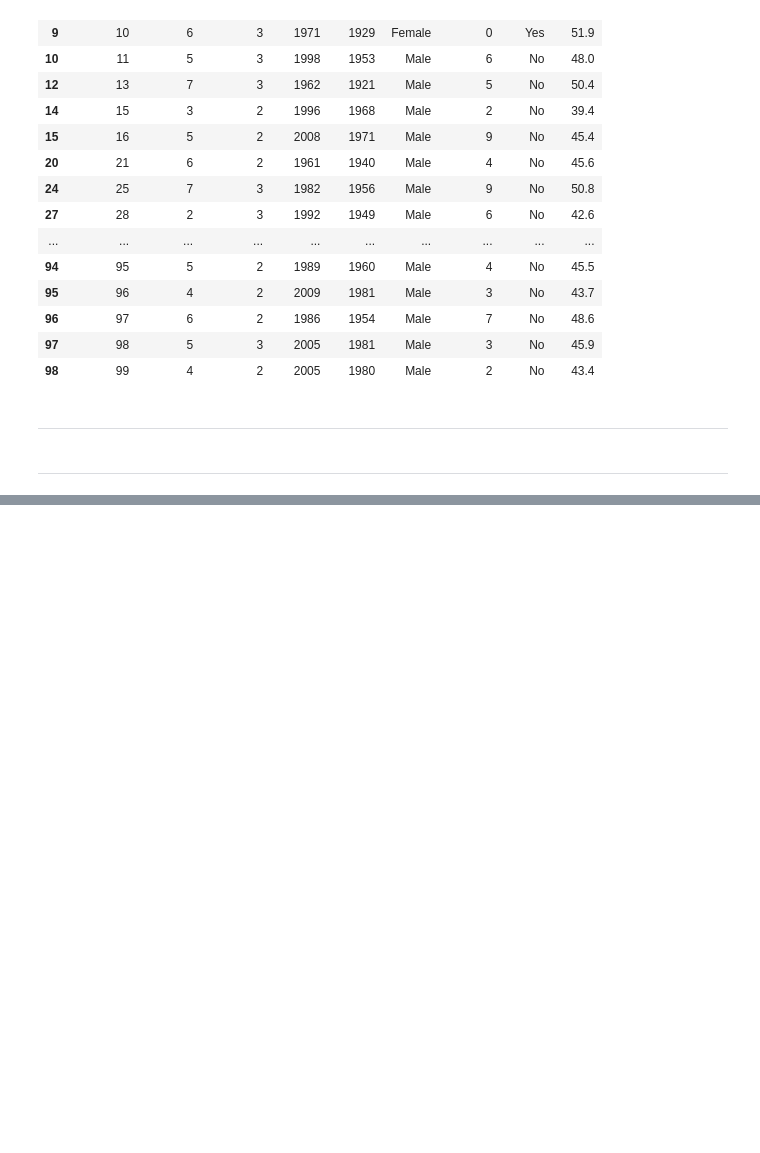
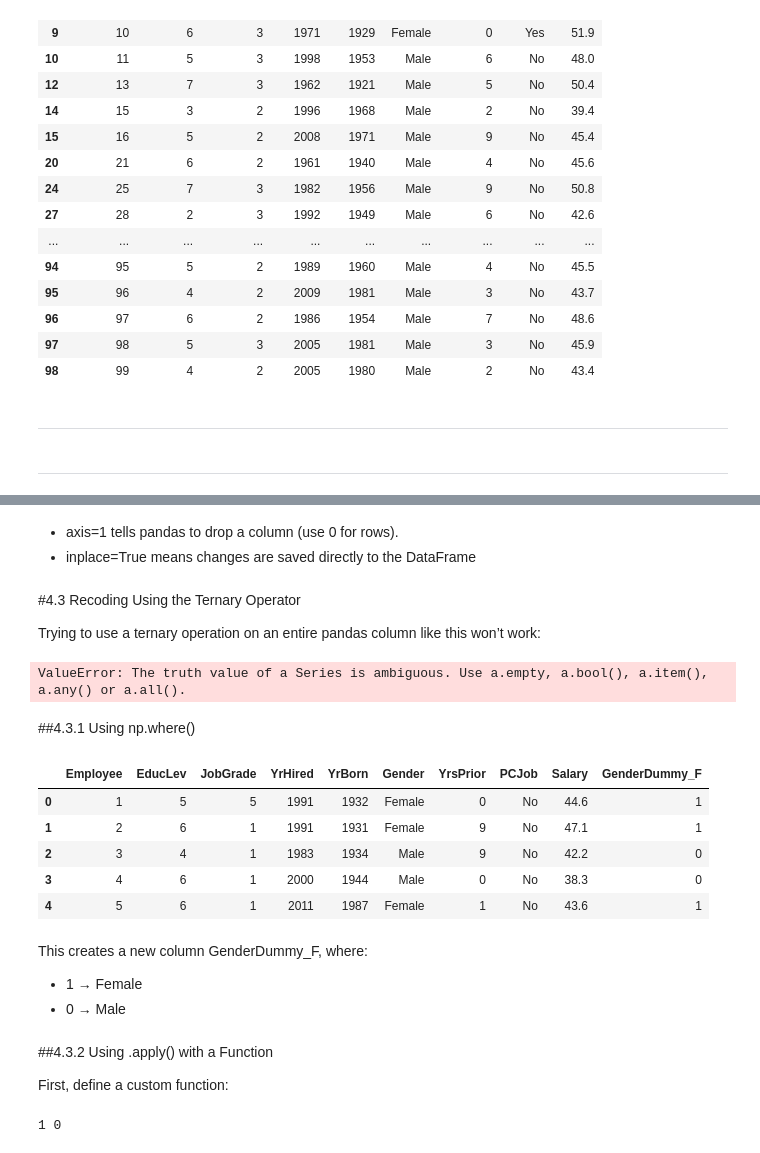
Before and after one commit to Aishaamalik/Data-Analysis-Intern, a Jupyter notebook: week_0.ipynb, the cells around one changed output, grey strips where cells are left out. Saved outputs shown, nothing was run; the diff lists cells and outputs as text; code cells hidden in the pictures; blank space fills up the shorter version.

```diff
--- a/week_0.ipynb
+++ b/week_0.ipynb
@@ -634,0 +663,3 @@ bank[bank['JobGrade'].isin([2, 3])]
+# %%
+bank.drop('Dummy', axis=1, inplace=True)
+bank.head()
@@ -634,0 +673,48 @@ bank[bank['JobGrade'].isin([2, 3])]
+# %% [markdown]
+
+
+*   axis=1 tells pandas to drop a column (use 0 for rows).
+*   inplace=True means changes are saved directly to the DataFrame
+# %% [markdown]
+#4.3 Recoding Using the Ternary Operator
+
+Trying to use a ternary operation on an entire pandas column like this won’t work:
+# %%
+# ❌ Invalid
+1 if bank['Gender'] == "Female" else 0
+# %% [output]
+ValueError: The truth value of a Series is ambiguous. Use a.empty, a.bool(), a.item(), a.any() or a.all().
+# %% [markdown]
+##4.3.1 Using np.where()
+# %%
+bank['GenderDummy_F'] = np.where(bank['Gender'] == "Female", 1, 0)
+bank.head()
+# %% [output]
+|  | Employee | EducLev | JobGrade | YrHired | YrBorn | Gender | YrsPrior | PCJob | Salary | GenderDummy_F |
+| 0 | 1 | 5 | 5 | 1991 | 1932 | Female | 0 | No | 44.6 | 1 |
+| 1 | 2 | 6 | 1 | 1991 | 1931 | Female | 9 | No | 47.1 | 1 |
+| 2 | 3 | 4 | 1 | 1983 | 1934 | Male | 9 | No | 42.2 | 0 |
+| 3 | 4 | 6 | 1 | 2000 | 1944 | Male | 0 | No | 38.3 | 0 |
+| 4 | 5 | 6 | 1 | 2011 | 1987 | Female | 1 | No | 43.6 | 1 |
+# %% [markdown]
+This creates a new column GenderDummy_F, where:
+
+
+
+*   1 → Female
+*   0 → Male
+# %% [markdown]
+ ##4.3.2 Using .apply() with a Function
+
+First, define a custom function:
+# %%
+def my_recode(gender):
+    if gender == "Female":
+        return 1
+    else:
+        return 0
+
+# Test
+print(my_recode("Female"), my_recode("Male"))  # Output: (1, 0)
+# %% [output]
+1 0
```
Also changed, not shown: parts of 10 cells of this notebook.
